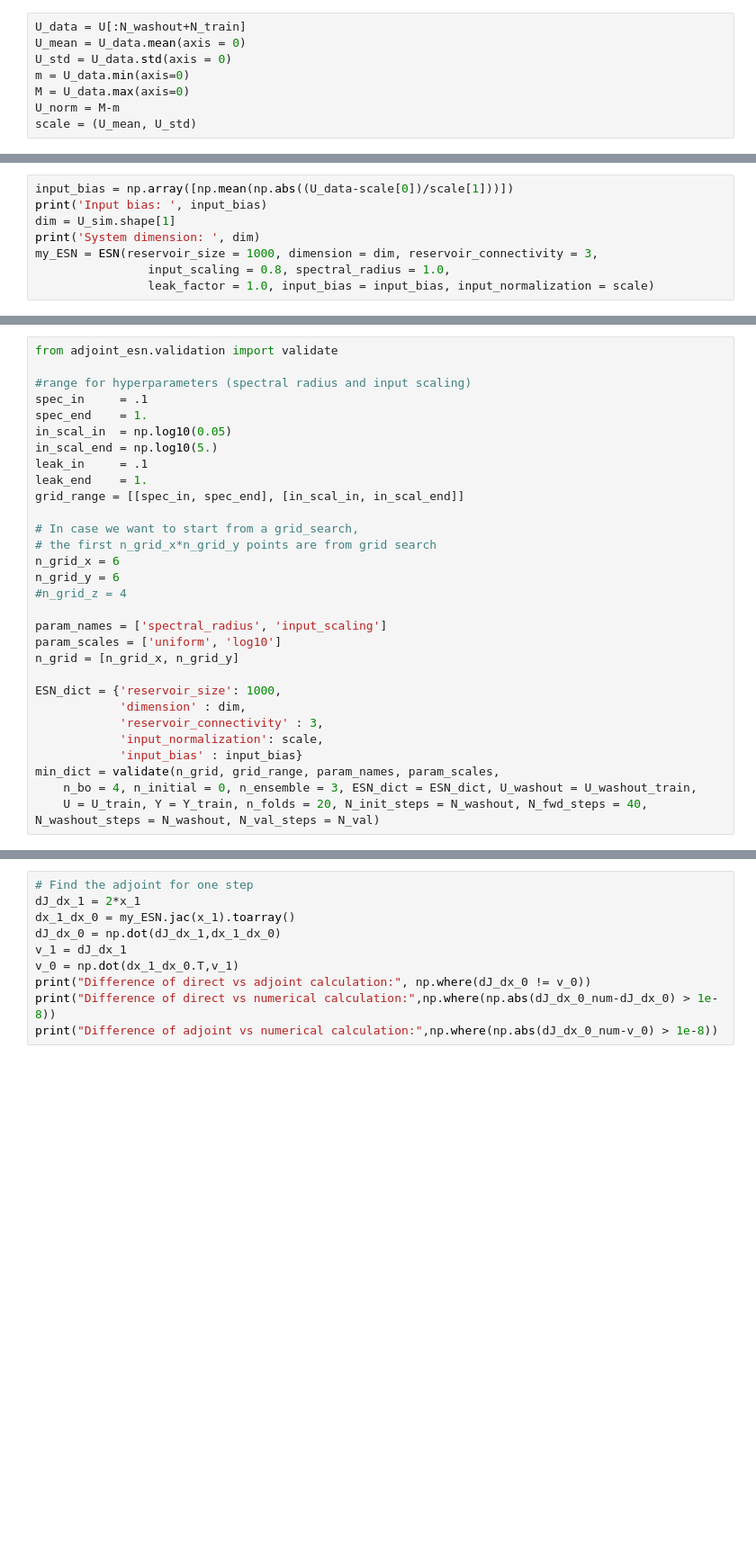
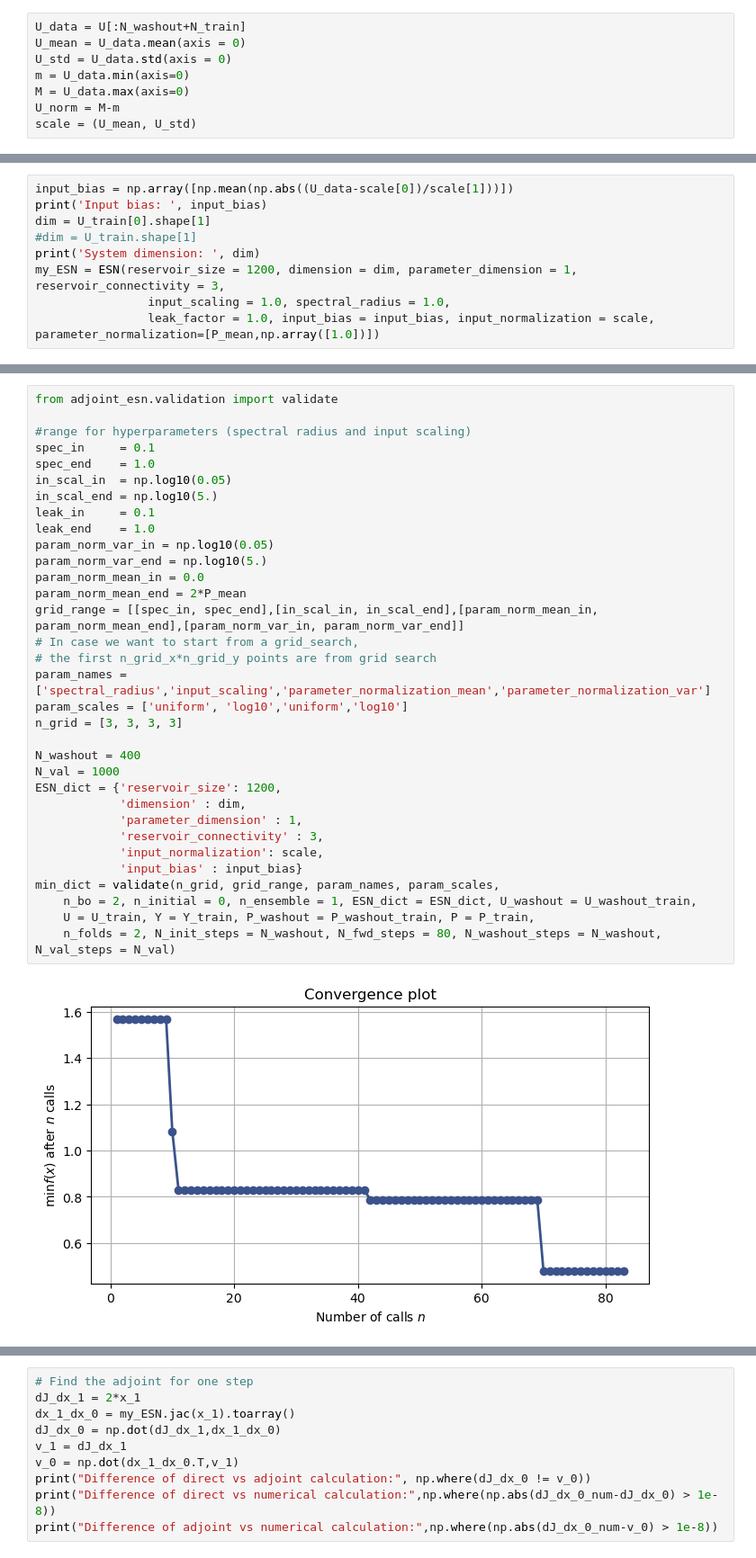
Before and after one commit to MagriLab/Adjoint-ESN, a Jupyter notebook: src/run.ipynb, the cells around one changed output, grey strips where cells are left out. Shown at 90% size. Saved outputs shown, nothing was run; the diff lists cells and outputs as text; blank space fills up the shorter version.

Commit message:
Implemented parametric ESN and its adjoint code

```diff
--- a/src/run.ipynb
+++ b/src/run.ipynb
@@ -101,9 +297,10 @@ scale = (U_mean, U_std)
 # %%
 input_bias = np.array([np.mean(np.abs((U_data-scale[0])/scale[1]))])
 print('Input bias: ', input_bias)
-dim = U_sim.shape[1]
+dim = U_train[0].shape[1]
+#dim = U_train.shape[1]
 print('System dimension: ', dim)
-my_ESN = ESN(reservoir_size = 1000, dimension = dim, reservoir_connectivity = 3,
-                input_scaling = 0.8, spectral_radius = 1.0,
-                leak_factor = 1.0, input_bias = input_bias, input_normalization = scale)
+my_ESN = ESN(reservoir_size = 1200, dimension = dim, parameter_dimension = 1, reservoir_connectivity = 3,
+                input_scaling = 1.0, spectral_radius = 1.0,
+                leak_factor = 1.0, input_bias = input_bias, input_normalization = scale, parameter_normalization=[P_mean,np.array([1.0])])
 # %% [output]
@@ -181,30 +462,35 @@ print("Validation error: ", val_error)
 # %%
 from adjoint_esn.validation import validate
 
 #range for hyperparameters (spectral radius and input scaling)
-spec_in     = .1
-spec_end    = 1.
+spec_in     = 0.1
+spec_end    = 1.0
 in_scal_in  = np.log10(0.05)
 in_scal_end = np.log10(5.)
-leak_in     = .1
-leak_end    = 1.
-grid_range = [[spec_in, spec_end], [in_scal_in, in_scal_end]]
-
+leak_in     = 0.1
+leak_end    = 1.0
+param_norm_var_in = np.log10(0.05)
+param_norm_var_end = np.log10(5.)
+param_norm_mean_in = 0.0
+param_norm_mean_end = 2*P_mean
+grid_range = [[spec_in, spec_end],[in_scal_in, in_scal_end],[param_norm_mean_in, param_norm_mean_end],[param_norm_var_in, param_norm_var_end]]
 # In case we want to start from a grid_search,
 # the first n_grid_x*n_grid_y points are from grid search
-n_grid_x = 6
-n_grid_y = 6
-#n_grid_z = 4
+param_names = ['spectral_radius','input_scaling','parameter_normalization_mean','parameter_normalization_var']
+param_scales = ['uniform', 'log10','uniform','log10']
+n_grid = [3, 3, 3, 3]
 
-param_names = ['spectral_radius', 'input_scaling']
-param_scales = ['uniform', 'log10']
-n_grid = [n_grid_x, n_grid_y]
-
-ESN_dict = {'reservoir_size': 1000,
+N_washout = 400
+N_val = 1000
+ESN_dict = {'reservoir_size': 1200,
             'dimension' : dim,
+            'parameter_dimension' : 1,
             'reservoir_connectivity' : 3,
             'input_normalization': scale,
             'input_bias' : input_bias}
 min_dict = validate(n_grid, grid_range, param_names, param_scales,
-    n_bo = 4, n_initial = 0, n_ensemble = 3, ESN_dict = ESN_dict, U_washout = U_washout_train,
-    U = U_train, Y = Y_train, n_folds = 20, N_init_steps = N_washout, N_fwd_steps = 40, N_washout_steps = N_washout, N_val_steps = N_val)
+    n_bo = 2, n_initial = 0, n_ensemble = 1, ESN_dict = ESN_dict, U_washout = U_washout_train,
+    U = U_train, Y = Y_train, P_washout = P_washout_train, P = P_train,
+    n_folds = 2, N_init_steps = N_washout, N_fwd_steps = 80, N_washout_steps = N_washout, N_val_steps = N_val)
+# %% [output]
+[figure, added]
```
Also changed, not shown: parts of 46 cells of this notebook, 5 other files.
